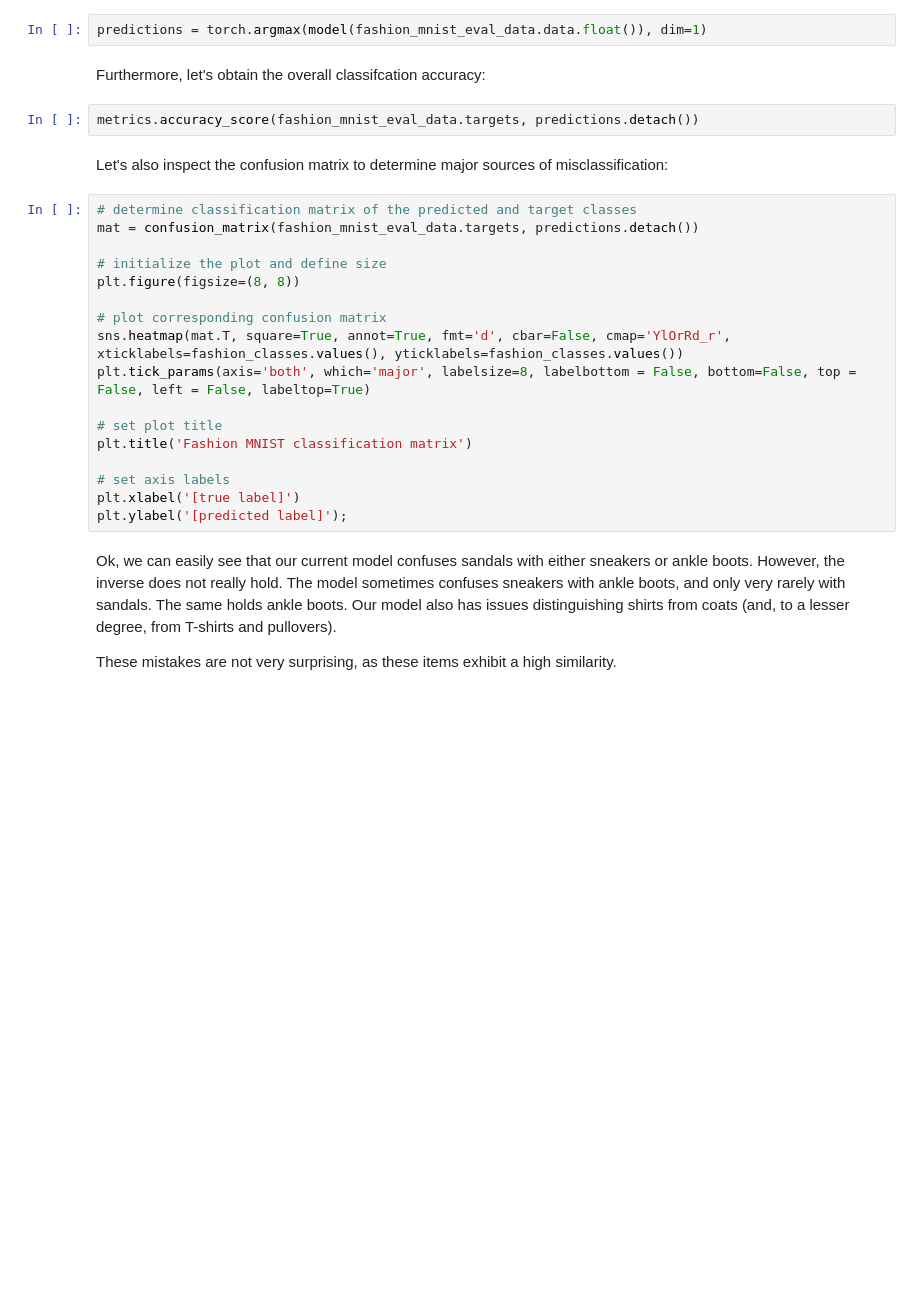
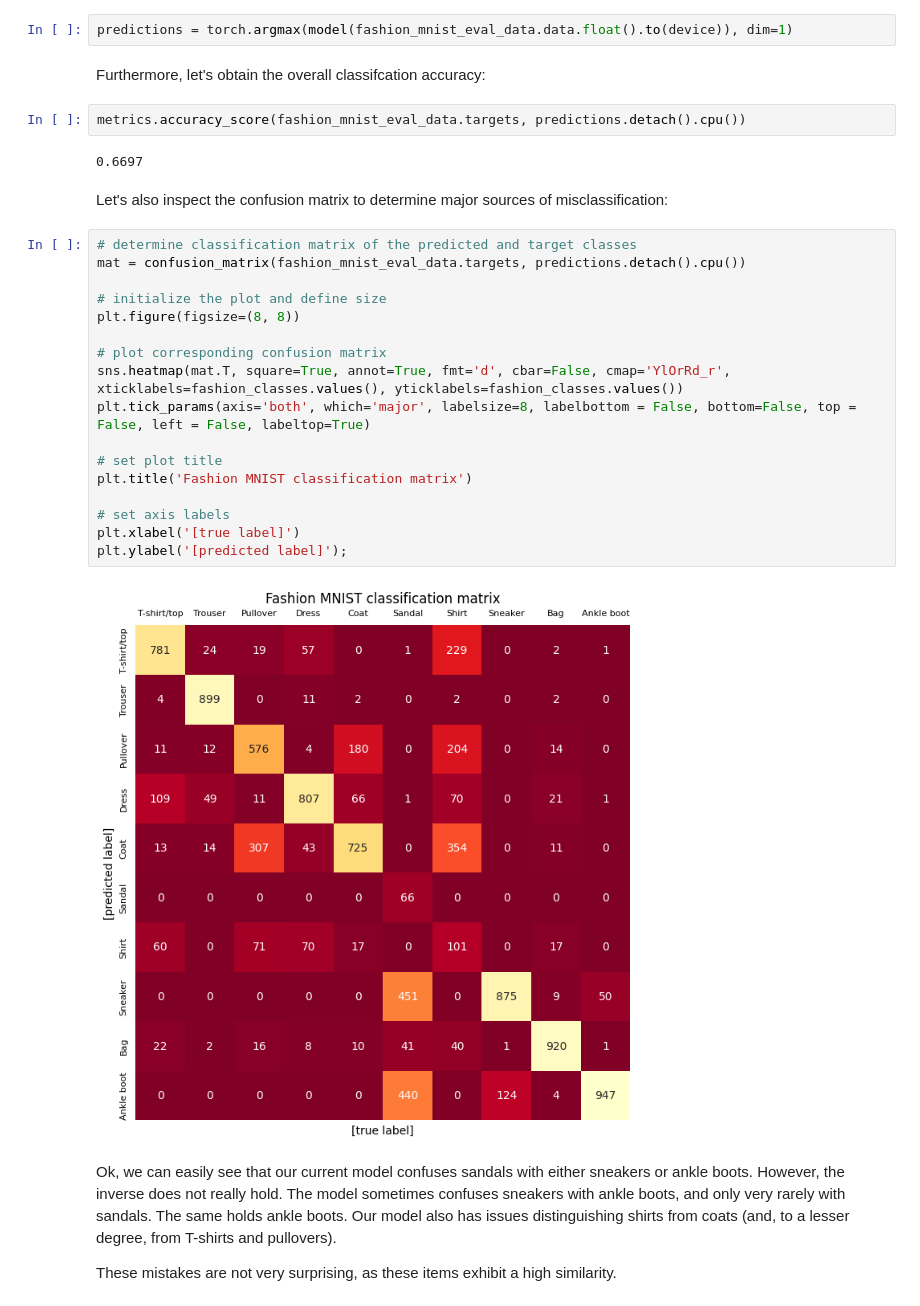
Before and after one commit to HSG-AIML-Teaching/AI2025-Lab, a Jupyter notebook: lab_04/lab_04.ipynb, the cells around one changed output. Cells and saved outputs as stored; diff of their text form; blank space fills up the shorter version.

```diff
--- a/lab_04/lab_04.ipynb
+++ b/lab_04/lab_04.ipynb
@@ -453,30 +521,34 @@ print('This class represents the following fashion article: {}'.format(fashion_c
 # %% [markdown]
 Let's now obtain the predictions for all the fashion item images of the evaluation data:
 # %%
-predictions = torch.argmax(model(fashion_mnist_eval_data.data.float()), dim=1)
+predictions = torch.argmax(model(fashion_mnist_eval_data.data.float().to(device)), dim=1)
 # %% [markdown]
 Furthermore, let's obtain the overall classifcation accuracy:
 # %%
-metrics.accuracy_score(fashion_mnist_eval_data.targets, predictions.detach())
+metrics.accuracy_score(fashion_mnist_eval_data.targets, predictions.detach().cpu())
+# %% [output]
+0.6697
 # %% [markdown]
 Let's also inspect the confusion matrix to determine major sources of misclassification:
 # %%
 # determine classification matrix of the predicted and target classes
-mat = confusion_matrix(fashion_mnist_eval_data.targets, predictions.detach())
+mat = confusion_matrix(fashion_mnist_eval_data.targets, predictions.detach().cpu())
 
 # initialize the plot and define size
 plt.figure(figsize=(8, 8))
 
 # plot corresponding confusion matrix
 sns.heatmap(mat.T, square=True, annot=True, fmt='d', cbar=False, cmap='YlOrRd_r', xticklabels=fashion_classes.values(), yticklabels=fashion_classes.values())
 plt.tick_params(axis='both', which='major', labelsize=8, labelbottom = False, bottom=False, top = False, left = False, labeltop=True)
 
 # set plot title
 plt.title('Fashion MNIST classification matrix')
 
 # set axis labels
 plt.xlabel('[true label]')
 plt.ylabel('[predicted label]');
+# %% [output]
+[figure, added]
 # %% [markdown]
 Ok, we can easily see that our current model confuses sandals with either sneakers or ankle boots. However, the inverse does not really hold. The model sometimes confuses sneakers with ankle boots, and only very rarely with sandals. The same holds ankle boots. Our model also has issues distinguishing shirts from coats (and, to a lesser degree, from T-shirts and pullovers).
 
```
Also changed, not shown: parts of 18 cells of this notebook.
